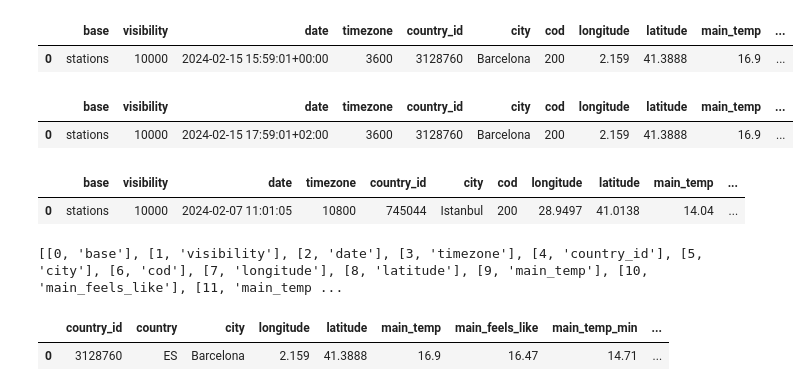
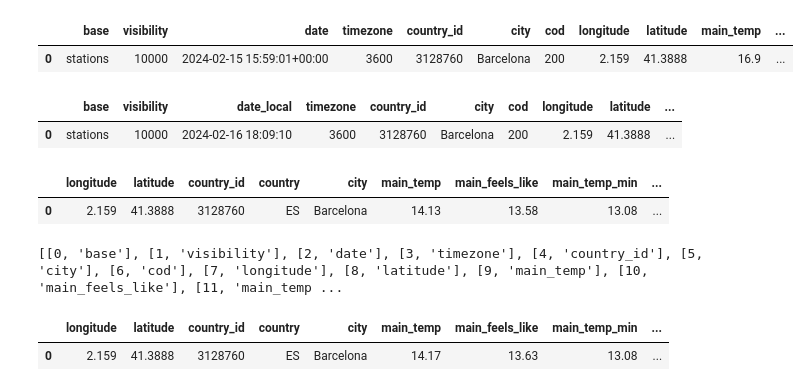
Before and after one commit to repeckadonatas/Weather-Data-Collection, a Jupyter notebook: Source/data_preparation/data_preparation.ipynb, the cells around one changed output. Cells and saved outputs as stored; diff of their text form; code cells hidden in the pictures.

```diff
--- a/Source/data_preparation/data_preparation.ipynb
+++ b/Source/data_preparation/data_preparation.ipynb
@@ -79,8 +79,8 @@ def change_column_names(dataframe: pd.DataFrame) -> pd.DataFrame:
                  "sys.type": "sys_type",
                  "sys.id": "sys_id",
                  "sys.country": "country",
-                 "sys.sunrise": "sunrise",
-                 "sys.sunset": "sunset"}
+                 "sys.sunrise": "sunrise_local",
+                 "sys.sunset": "sunset_local"}
     dataframe.rename(columns=new_names, inplace=True)
     return dataframe
 # %%
@@ -90,13 +90,15 @@ def change_datetime_format(dataframe: pd.DataFrame) -> pd.DataFrame:
     :param dataframe: dataframe to change datetime format for.
     :return: dataframe with changed datetime format
     """
-    date_cols = ['date_local', 'sunrise', 'sunset']
+    date_cols = ['date_local', 'sunrise_local', 'sunset_local']
     local_timezone = pytz.timezone('Europe/Vilnius')
+    dataframe['date_vilnius'] = (pd.to_datetime(dataframe['date_local'], unit='s', errors='coerce', utc=True)
+                                 .dt.tz_convert(local_timezone))
 
     for i in date_cols:
-        dataframe[i] = (pd.to_datetime(dataframe[i], unit='s', errors='coerce', utc=True)
-                        )
-    dataframe['date_vilnius'] = dataframe['date_local'].dt.tz_convert(local_timezone)
+        dataframe[i] = dataframe[i] + dataframe['timezone']
+        dataframe[i] = pd.to_datetime(dataframe[i], unit='s', errors='coerce')
+
     return dataframe
 # %%
 def reorder_dataframe_columns(dataframe: pd.DataFrame) -> pd.DataFrame:
@@ -169,0 +172,8 @@ names_df.head()
+# %%
+names_df['date_local_new'] = names_df['date_local'] + names_df['timezone']
+print(names_df['date_local_new'])
+print(names_df['date_local_new'])
+names_df['date_local_new_2'] = pd.to_datetime(names_df['date_local_new'], unit='s', errors='coerce', utc=True)
+print(names_df['date_local_new_2'])
+names_df['date_vilnius'] = names_df['date_local_new_2'].dt.tz_convert('Europe/Vilnius')
+print(names_df['date_vilnius'])
@@ -183,16 +202,17 @@ Europe/Vilnius
 |  | base | visibility | date | timezone | country_id | city | cod | longitude | latitude | main_temp | ... |
 | 0 | stations | 10000 | 2024-02-15 15:59:01+00:00 | 3600 | 3128760 | Barcelona | 200 | 2.159 | 41.3888 | 16.9 | ... |
 # %%
-dates_df = change_datetime_format(flatten_df)
+dates_df = change_datetime_format(names_df)
 dates_df.head()
 # %% [output]
-|  | base | visibility | date | timezone | country_id | city | cod | longitude | latitude | main_temp | ... |
-| 0 | stations | 10000 | 2024-02-15 17:59:01+02:00 | 3600 | 3128760 | Barcelona | 200 | 2.159 | 41.3888 | 16.9 | ... |
+|  | base | visibility | date_local | timezone | country_id | city | cod | longitude | latitude | ... |
+| 0 | stations | 10000 | 2024-02-16 18:09:10 | 3600 | 3128760 | Barcelona | 200 | 2.159 | 41.3888 | ... |
-# %%
-dates_df.head()
-# %% [output]
-|  | base | visibility | date | timezone | country_id | city | cod | longitude | latitude | main_temp | ... |
-| 0 | stations | 10000 | 2024-02-07 11:01:05 | 10800 | 745044 | Istanbul | 200 | 28.9497 | 41.0138 | 14.04 | ... |
+# %%
+reordered_df = reorder_dataframe_columns(dates_df)
+reordered_df.head()
+# %% [output]
+|  | longitude | latitude | country_id | country | city | main_temp | main_feels_like | main_temp_min | ... |
+| 0 | 2.159 | 41.3888 | 3128760 | ES | Barcelona | 14.13 | 13.58 | 13.08 | ... |
 # %%
 columns = dates_df.columns.tolist()
 
@@ -204,14 +224,14 @@ print(index_col)
 # %% [output]
 [[0, 'base'], [1, 'visibility'], [2, 'date'], [3, 'timezone'], [4, 'country_id'], [5, 'city'], [6, 'cod'], [7, 'longitude'], [8, 'latitude'], [9, 'main_temp'], [10, 'main_feels_like'], [11, 'main_temp ...
 # %%
-reordered_columns = ['country_id', 'country', 'city', 'longitude', 'latitude', 'main_temp', 'main_feels_like', 'main_temp_min', 'main_temp_max', 'date', 'timezone', 'sunrise', 'sunset', 'weather_id', 'weather_main', 'weather_description', 'weather_icon', 'pressure', 'humidity', 'wind_speed', 'wind_deg', 'clouds', 'visibility', 'base', 'sys_type', 'sys_id', 'cod']
+reordered_columns = ['longitude', 'latitude', 'country_id', 'country', 'city', 'main_temp', 'main_feels_like', 'main_temp_min', 'main_temp_max', 'date_vilnius', 'date_local', 'timezone', 'sunrise_local', 'sunset_local', 'weather_id', 'weather_main', 'weather_description', 'weather_icon', 'pressure', 'humidity', 'wind_speed', 'wind_deg', 'clouds', 'visibility', 'base', 'sys_type', 'sys_id', 'cod']
 
 reordered_df = dates_df[reordered_columns]
 
 reordered_df.head()
 # %% [output]
-|  | country_id | country | city | longitude | latitude | main_temp | main_feels_like | main_temp_min | ... |
-| 0 | 3128760 | ES | Barcelona | 2.159 | 41.3888 | 16.9 | 16.47 | 14.71 | ... |
+|  | longitude | latitude | country_id | country | city | main_temp | main_feels_like | main_temp_min | ... |
+| 0 | 2.159 | 41.3888 | 3128760 | ES | Barcelona | 14.17 | 13.63 | 13.08 | ... |
 # %%
 city_df_val_len = longest_value(reordered_df)
 # %% [output]
```
Also changed, not shown: parts of 7 cells of this notebook, 4 other files.
